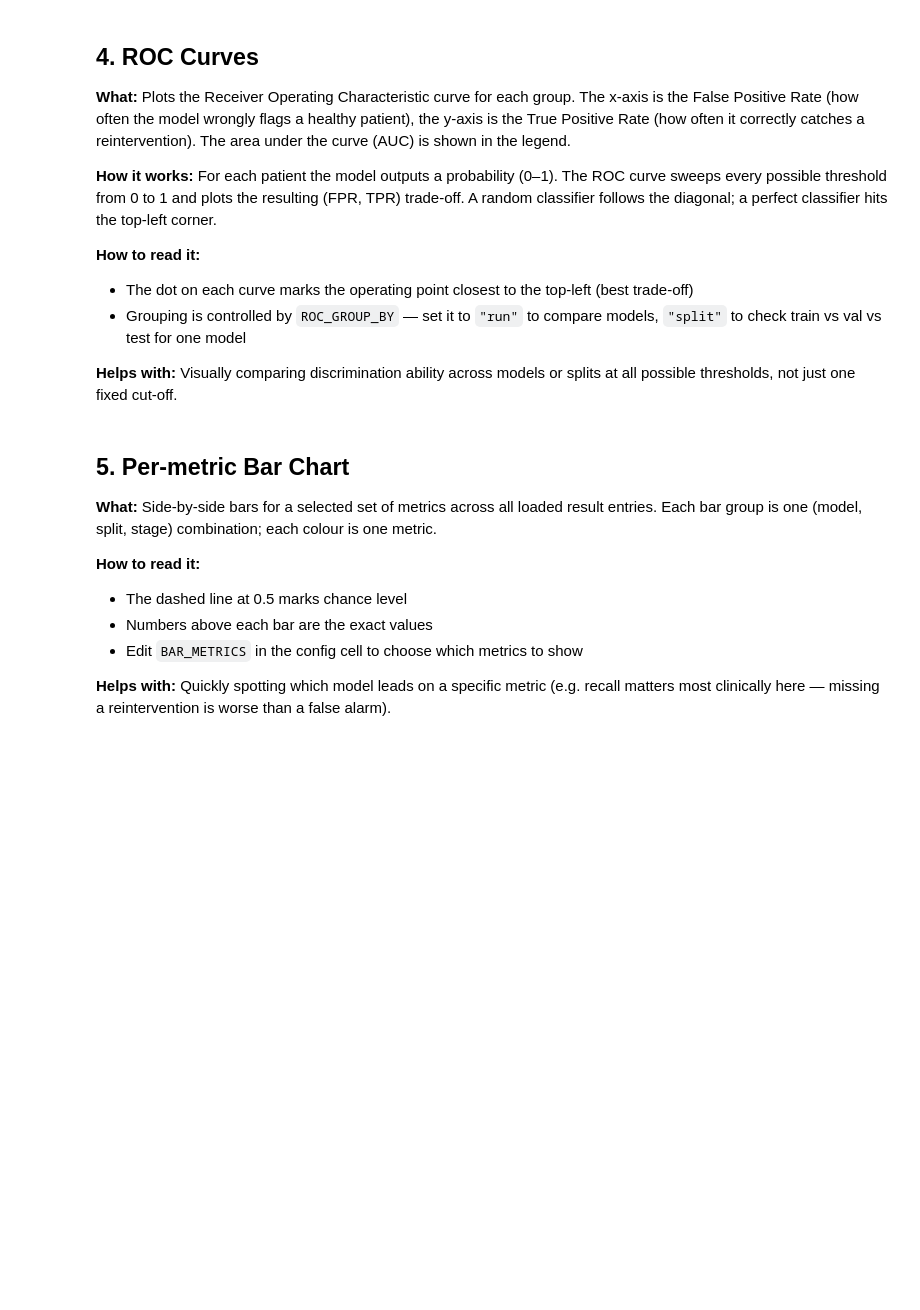
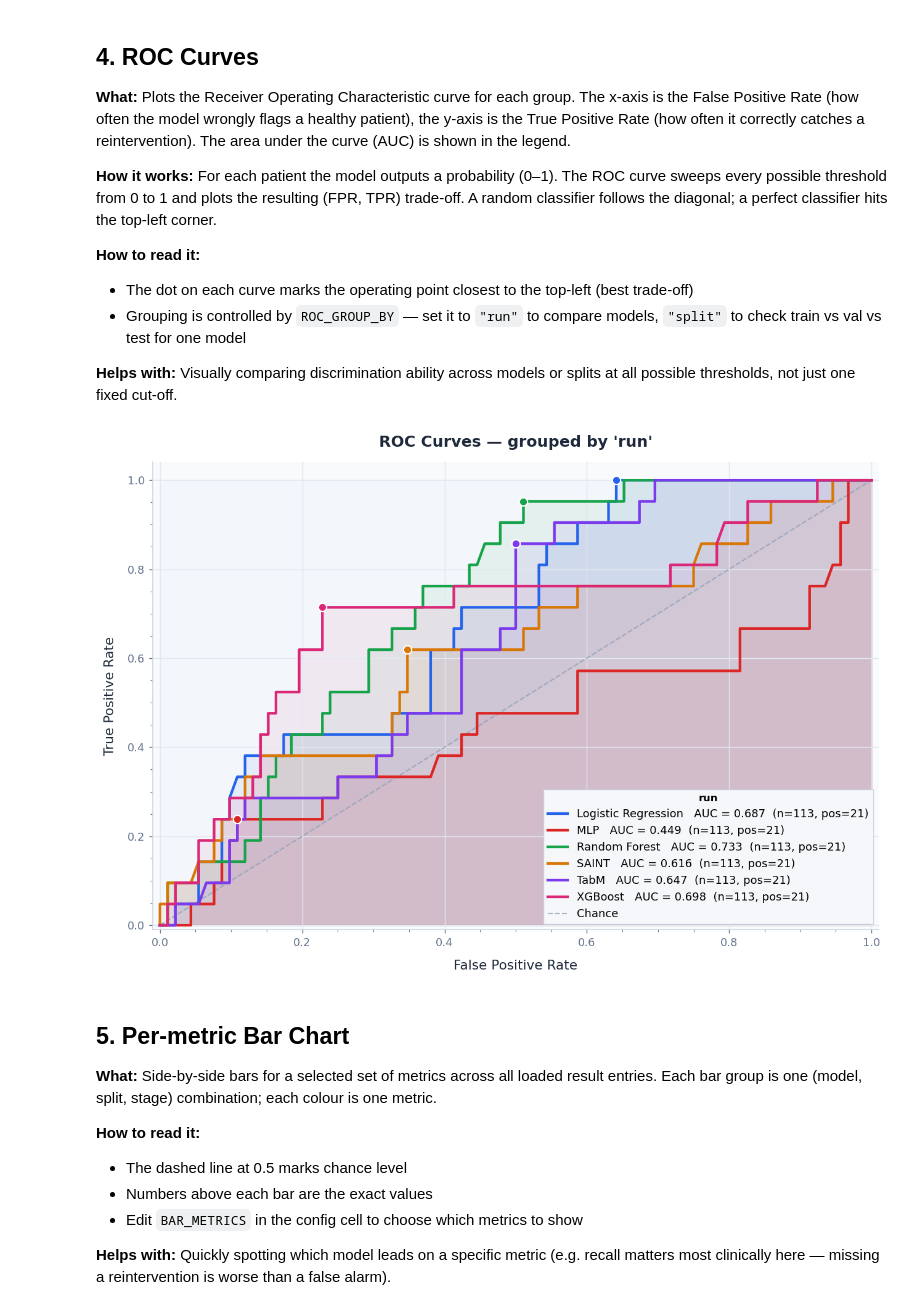
Before and after one commit to MIAGroupUT/TabPredict, a Jupyter notebook: eval/compare_results.ipynb, the cells around one changed output. Cells and saved outputs as stored; diff of their text form; code cells hidden in the pictures; blank space fills up the shorter version.

```diff
--- a/eval/compare_results.ipynb
+++ b/eval/compare_results.ipynb
@@ -107,13 +108,17 @@ Everything downstream re-runs automatically when you change this cell.
 # ── Result roots ──────────────────────────────────────────────────────────────
 # Keys become the "run" label in the table and ROC legend.
 RESULT_DIRS = {
-    "TabM": "/home/ranema/AI4EVAR/test_results/v1_no_complications_TabM_05062026",
-    "MLP":  "/home/ranema/AI4EVAR/test_results/v1_no_complications_MLP_04062026",
-    "SAINT": "/home/ranema/AI4EVAR/test_results/v1_no_complications_SAINT_05062026",
-    "Logistic Regression":   "/home/ranema/AI4EVAR/test_results/v1_logistic_regression_04062026",
+    "TabM": "/home/ranema/AI4EVAR/test_results/v1_no_complications_TabM_08062026",
+    # "TabPFN": "/home/ranema/AI4EVAR/test_results/v1_no_complications_TabPFN_10062026",
+    "MLP":  "/home/ranema/AI4EVAR/test_results/v1_no_complications_MLP_08062026",
+    "SAINT": "/home/ranema/AI4EVAR/test_results/v1_no_complications_SAINT_08062026",
+    "Logistic Regression":   "/home/ranema/AI4EVAR/test_results/v1_logistic_regression_08062026",
     "Random Forest":   "/home/ranema/AI4EVAR/test_results/v1_random_forest_04062026",
-    "XGBoost": "/home/ranema/AI4EVAR/test_results/v1_xgboost_04062026",
+    "XGBoost": "/home/ranema/AI4EVAR/test_results/v1_xgboost_08062026",
 }
+
+OUTPUT_DIR = "/home/ranema/AI4EVAR/test_results/plots"
+os.makedirs(OUTPUT_DIR, exist_ok=True)
 
 # ── Filters  (None = keep all) ────────────────────────────────────────────────
 FILTER_STAGE = "stage_b"      # "stage_a" | "stage_b" | None
@@ -446,35 +462,38 @@ def plot_roc(
     ax.plot([0, 1], [0, 1], linestyle="--", color="#94A3B8", lw=1.2,
             alpha=0.8, zorder=2, label="Chance")
 
     # shaded "better than chance" triangle
     ax.fill_between([0, 1], [0, 1], [1, 1], alpha=0.018, color="#2563EB")
 
     ax.set_xlim([-0.01, 1.01])
     ax.set_ylim([-0.01, 1.04])
     ax.xaxis.set_minor_locator(MultipleLocator(0.05))
     ax.yaxis.set_minor_locator(MultipleLocator(0.05))
 
     ax.set_xlabel("False Positive Rate", labelpad=10)
     ax.set_ylabel("True Positive Rate", labelpad=10)
     ax.set_title(title or f"ROC Curves — grouped by '{group_by}'")
 
     legend = ax.legend(
         loc="lower right",
         framealpha=0.97,
         edgecolor=_SPINE,
         fancybox=False,
         title=group_by.replace("+", " × "),
         title_fontproperties={"weight": "semibold", "size": 9},
         handlelength=1.8,
     )
     legend.get_frame().set_linewidth(0.8)
 
     plt.tight_layout()
-    plt.show()
-    # return fig
+    # plt.show()
+    return fig
 
 
 fig_roc = plot_roc(preds, group_by=ROC_GROUP_BY, figsize=FIG_SIZE)
+fig_roc.savefig(f"{OUTPUT_DIR}/ROC_all.png", dpi=300, bbox_inches='tight')
+# %% [output]
+[figure, added]
 # %% [markdown]
 ## 5. Per-metric Bar Chart
 
```
Also changed, not shown: parts of 11 cells of this notebook, 13 other files.
